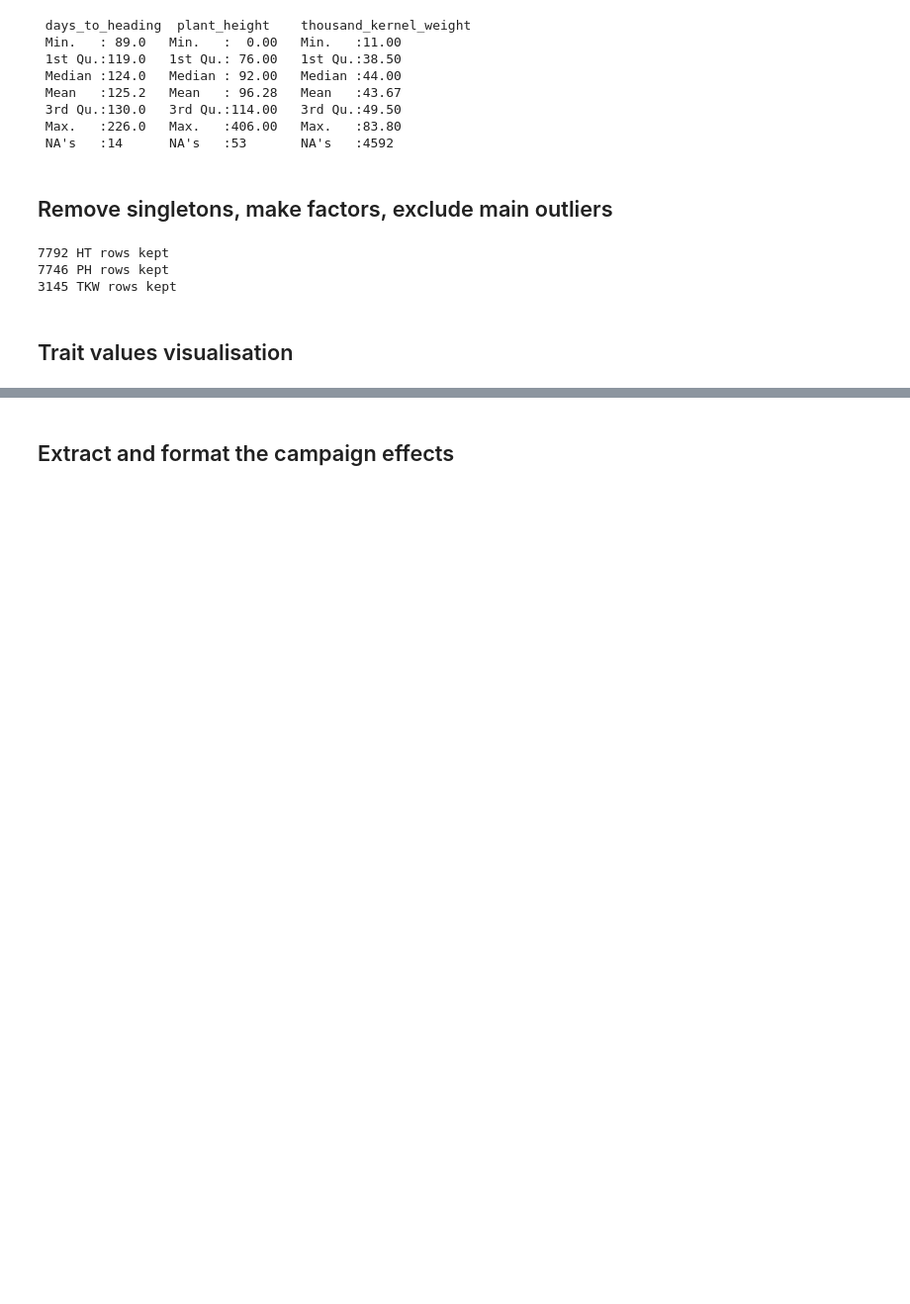
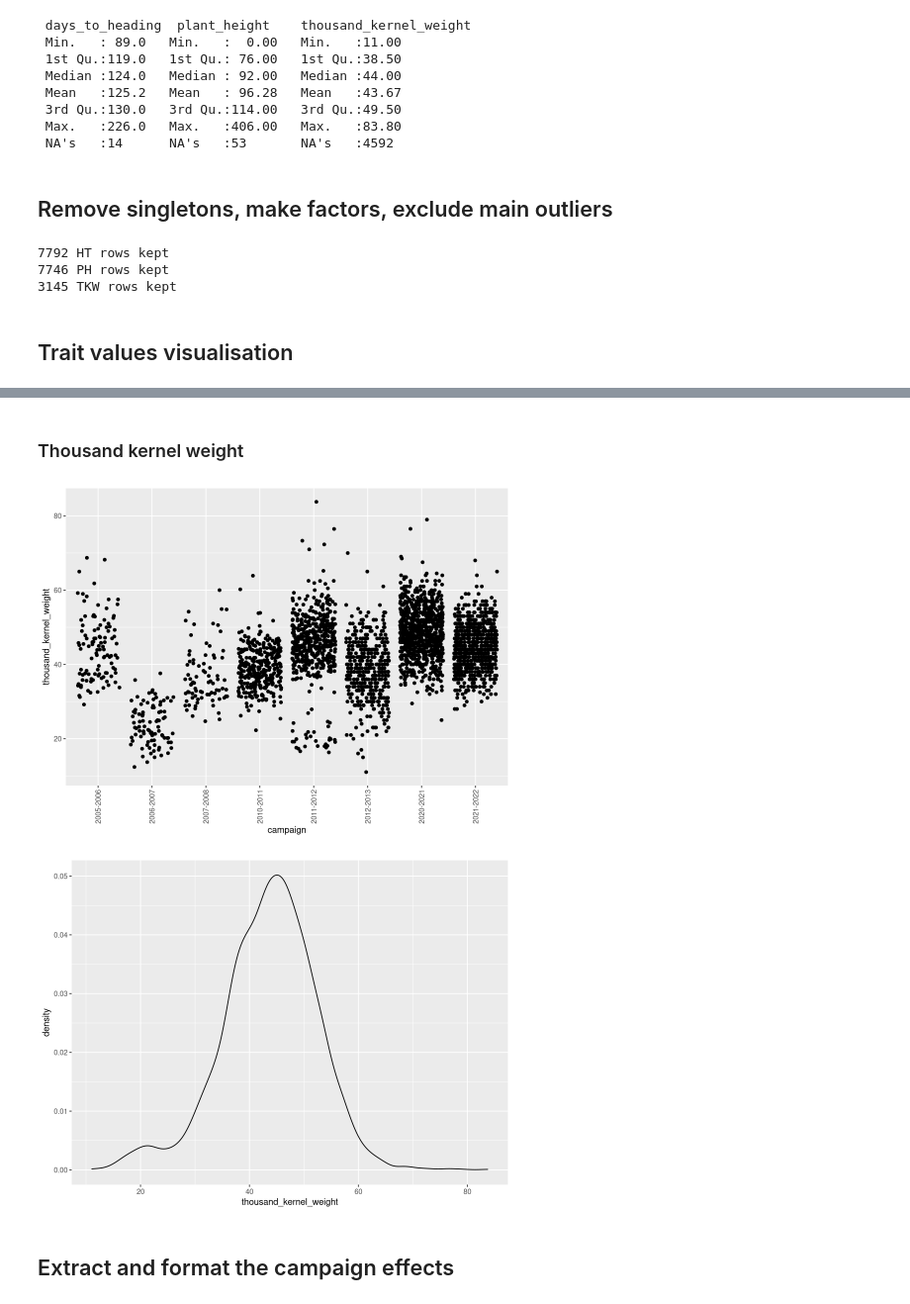
Before and after one commit to AGENTproject/historic_pheno_data_analysis, a Jupyter notebook: CREA-CI_historic_pheno_data_analysis/CREA-CI_historic_wheat_data_analysis.ipynb, the cells around one changed output, grey strips where cells are left out. Shown: that part at 99% size. Cells and saved outputs as stored; diff of their text form; code cells hidden in the pictures; blank space fills up the shorter version.

```diff
--- a/CREA-CI_historic_pheno_data_analysis/CREA-CI_historic_wheat_data_analysis.ipynb
+++ b/CREA-CI_historic_pheno_data_analysis/CREA-CI_historic_wheat_data_analysis.ipynb
@@ -126,3 +130,10 @@ data_sub_TKW |> ggplot(aes(x=thousand_kernel_weight))+ geom_density(na.rm=TRUE)
+# %% [markdown]
+### Thousand kernel weight
+# %%
+data_sub_TKW |> visualise_trait()
+# %% [output]
+[figure, added]
+[figure, added]
 # %% [markdown]
 ## Extract and format the campaign effects
 # %%
```
Also changed, not shown: parts of 21 cells of this notebook, 2 other files.
